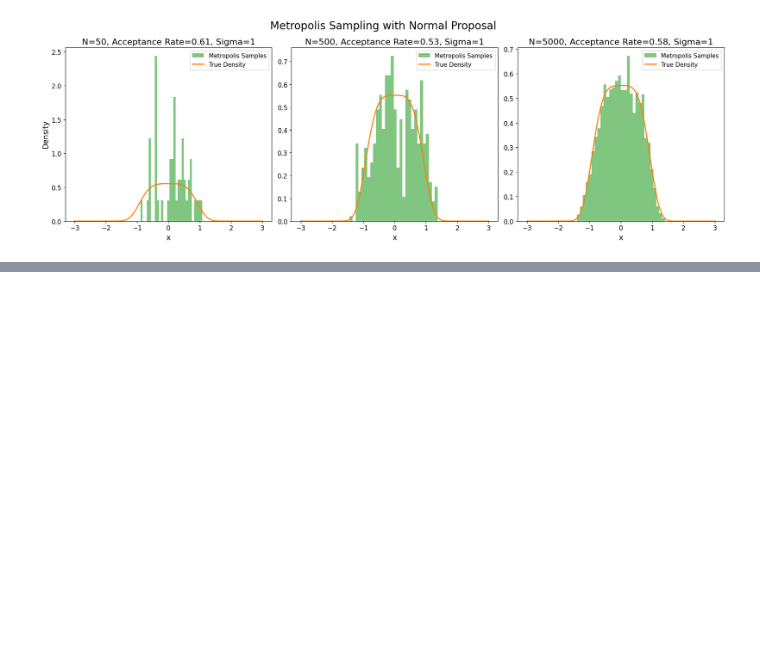
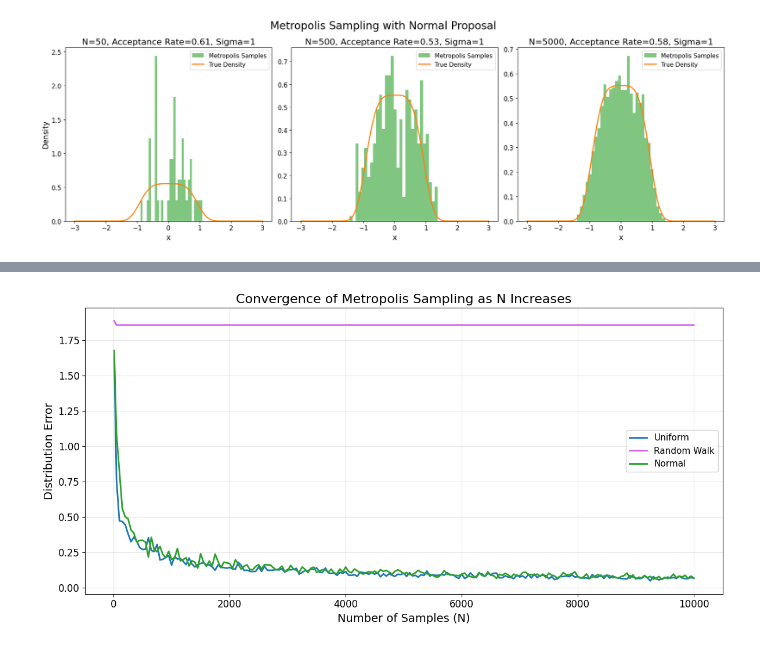
Before and after one commit to wakeupat4am/MATH4010--Advanced-Prob-Stat----Final-Project, a Jupyter notebook: Problem & Visualization/Problem 2/Problem_2.ipynb, the cells around one changed output, grey strips where cells are left out. Saved outputs shown, nothing was run; the diff lists cells and outputs as text; code cells hidden in the pictures; blank space fills up the shorter version.

Commit message:
Added convergence comparison

```diff
--- a/Problem & Visualization/Problem 2/Problem_2.ipynb
+++ b/Problem & Visualization/Problem 2/Problem_2.ipynb
@@ -825,0 +934,52 @@ plt.show()
+# %%
+# ============================================================
+# Plot convergence comparison
+# ============================================================
+
+PROPOSAL_COLORS = {
+    "Uniform": UNIFORM_COLOR,
+    "Random Walk": RANDOM_WALK_COLOR,
+    "Normal": NORMAL_COLOR,
+}
+
+fig, ax = plt.subplots(figsize=(12, 6))
+
+for proposal_name in ["Uniform", "Random Walk", "Normal"]:
+
+    proposal_df = convergence_df[
+        convergence_df["Proposal"] == proposal_name
+    ]
+
+    ax.plot(
+        proposal_df["N"],
+        proposal_df["Distribution Error"],
+        linewidth=2,
+        color=PROPOSAL_COLORS[proposal_name],
+        label=proposal_name
+    )
+
+ax.set_title(
+    "Convergence of Metropolis Sampling as N Increases",
+    fontsize=TITLE_SIZE
+)
+
+ax.set_xlabel("Number of Samples (N)", fontsize=LABEL_SIZE)
+ax.set_ylabel("Distribution Error", fontsize=LABEL_SIZE)
+
+ax.tick_params(axis="both", labelsize=TICK_SIZE)
+
+ax.grid(True, alpha=0.3)
+ax.legend(fontsize=LEGEND_SIZE)
+
+plt.tight_layout()
+
+plt.savefig(
+    "figures\\q2_convergence_comparison.pdf",
+    format="pdf",
+    dpi=300,
+    bbox_inches="tight"
+)
+
+plt.show()
+# %% [output]
+[figure, added]
```
Also changed, not shown: parts of 1 cell of this notebook, 9 other files.
